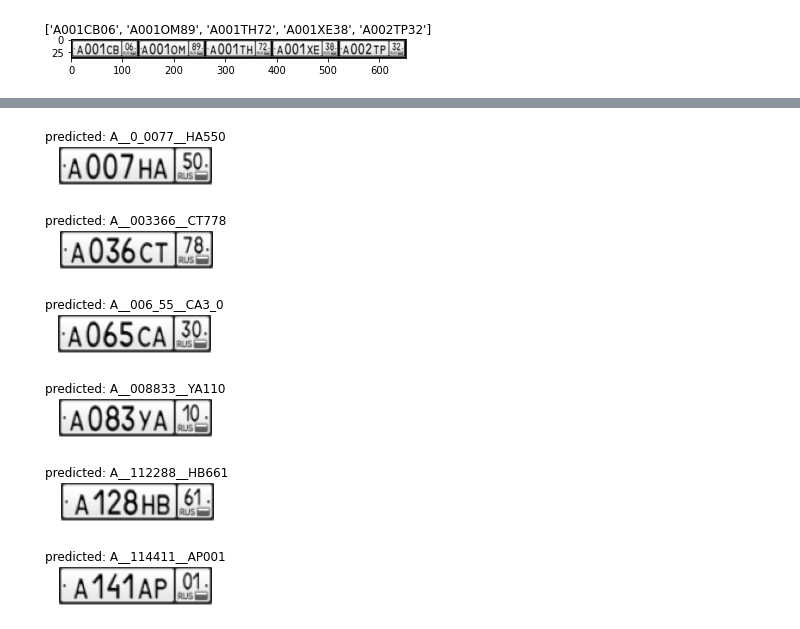
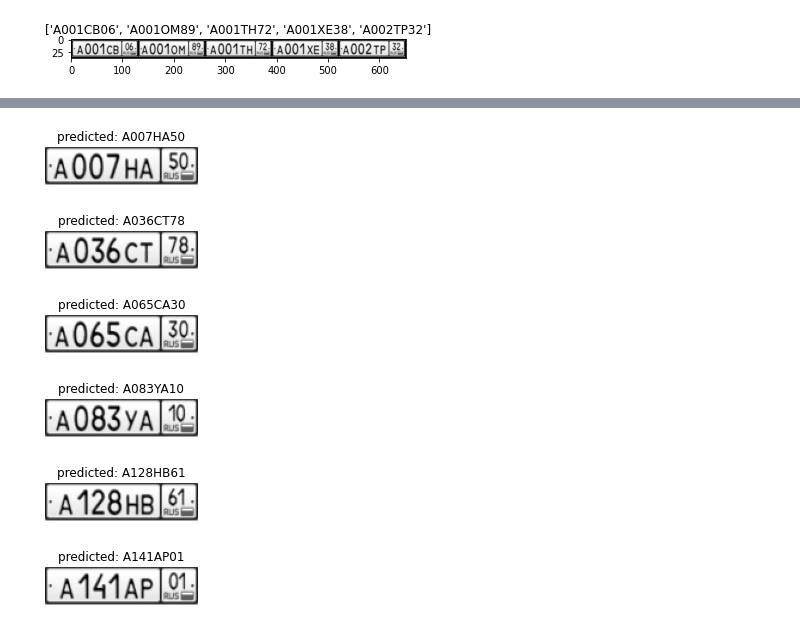
Before and after one commit to alafage/license-plate-extraction, a Jupyter notebook: training.ipynb, the cells around one changed output, grey strips where cells are left out. Cells and saved outputs as stored; diff of their text form; code cells hidden in the pictures.

```diff
--- a/training.ipynb
+++ b/training.ipynb
@@ -110,7 +110,7 @@ def train_model(model, criterion, optimizer, num_epochs=25):
     since = time.time()
 
     best_model_wts = copy.deepcopy(model.state_dict())
-    best_loss = 10.0
+    best_acc = 0.0
 
     loss_tracker = {
         'train': [],
@@ -121,9 +121,6 @@ def train_model(model, criterion, optimizer, num_epochs=25):
         'train': [],
         'val': [],
     }
-
-    input_lengths = torch.full(size=(32,), fill_value=8, dtype=torch.long)
-    target_lengths = torch.full(size=(32,), fill_value=8, dtype=torch.long)
 
     for epoch in range(num_epochs):
         start = time.time()
@@ -157,8 +154,8 @@ def train_model(model, criterion, optimizer, num_epochs=25):
                     preds = preds.transpose(1, 0).contiguous()
 
                     input_lengths = torch.full(size=(outputs.size(1),), fill_value=outputs.size(0), dtype=torch.int)
-                    target_lengths = torch.full(size=(targets.size(0),), fill_value=8, dtype=torch.int)
-                    loss = criterion(outputs, targets.type(torch.IntTensor), input_lengths, target_lengths)
+                    target_lengths = torch.full(size=(targets.size(0),), fill_value=targets.size()[1], dtype=torch.int)
+                    loss = criterion(outputs, targets, input_lengths, target_lengths)
 
                     # backward + optimize only if in training phase
                     if phase == 'train':
@@ -167,20 +164,22 @@ def train_model(model, criterion, optimizer, num_epochs=25):
 
                 # statistics
                 running_loss += loss.item() * inputs.size(0)
-                # running_corrects += torch.sum(preds == targets.data)
+                reducer = Reducer(targets.size()[1])
+                preds = torch.stack([reducer(preds[i]) for i in range(preds.size()[0])]).to(device)
+                running_corrects += torch.sum(preds == targets.data)
 
             epoch_loss = running_loss / dataset_sizes[phase]
-            # epoch_acc = running_corrects.double() / dataset_sizes[phase]
+            epoch_acc = running_corrects.double() / (dataset_sizes[phase] * 8)
 
             loss_tracker[phase].append(epoch_loss)
-            # acc_tracker[phase].append(epoch_acc)
+            acc_tracker[phase].append(epoch_acc)
 
-            print('{} Loss: {:.4f}'.format(
-                phase, epoch_loss))
+            print('{} Loss: {:.4f} - Acc: {:.4f}'.format(
+                phase, epoch_loss, epoch_acc))
 
             # deep copy the model
-            if phase == 'val' and epoch_loss < best_loss:
-                best_loss = epoch_loss
+            if phase == 'val' and epoch_acc > best_acc:
+                best_acc = epoch_acc
                 best_model_wts = copy.deepcopy(model.state_dict())
 
         epoch_run_time = time.time() - start
@@ -190,7 +189,7 @@ def train_model(model, criterion, optimizer, num_epochs=25):
     time_elapsed = time.time() - since
     print('Training complete in {:.0f}m {:.0f}s'.format(
         time_elapsed // 60, time_elapsed % 60))
-    print('Best val Acc: {:4f}'.format(best_loss))
+    print('Best val Acc: {:4f}'.format(best_acc))
 
     # load best model weights
     model.load_state_dict(best_model_wts)
@@ -204,6 +203,6 @@ model, losses, accuracies = train_model(
     model,
     criterion,
     optimizer,
-    num_epochs=30,
+    num_epochs=35,
 )
 # %% [output]
@@ -252,5 +252,5 @@ plt.show()
 # %%
-def visualize_model(model, decoder, num_images=6):
+def visualize_model(model, reducer, decoder, num_images=6):
     was_training = model.training
     model.eval()
     images_so_far = 0
@@ -269,7 +269,7 @@ def visualize_model(model, decoder, num_images=6):
                 images_so_far += 1
                 ax = plt.subplot(num_images//2, 2, images_so_far)
                 ax.axis('off')
-                ax.set_title('predicted: {}'.format(decoder(preds[j].cpu())))
+                ax.set_title('predicted: {}'.format(decoder(reducer(preds[j].cpu()))))
                 imshow(inputs.cpu().data[j])
 
                 if images_so_far == num_images:
@@ -277,13 +277,14 @@ def visualize_model(model, decoder, num_images=6):
                     return
         model.train(mode=was_training)
 # %%
+reducer = Reducer(8)
 decoder = Decoder(CHARACTERS)
-visualize_model(model, decoder)
+visualize_model(model, reducer, decoder)
 # %% [output]
-[figure, old version]
+[figure, new version]
-[figure, old version]
+[figure, new version]
-[figure, old version]
+[figure, new version]
-[figure, old version]
+[figure, new version]
-[figure, old version]
+[figure, new version]
-[figure, old version]
+[figure, new version]
 # %%
```
Also changed, not shown: parts of 4 cells of this notebook, 12 other files.
